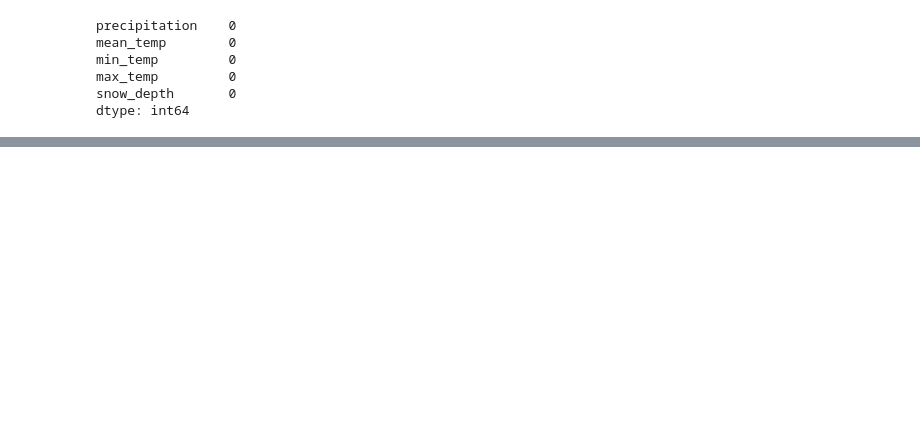
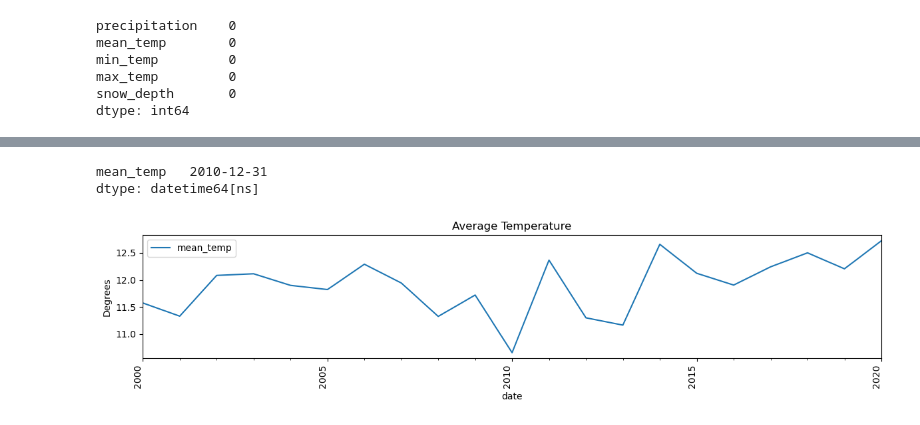
Before and after one commit to Mrammoss/Resampling-Datetime-Data, a Jupyter notebook: resampling.ipynb, the cells around one changed output, grey strips where cells are left out. Saved outputs shown, nothing was run; the diff lists cells and outputs as text; code cells hidden in the pictures; blank space fills up the shorter version.

```diff
--- a/resampling.ipynb
+++ b/resampling.ipynb
@@ -123,0 +169,3 @@ from matplotlib import dates as mdates
+# %%
+ts = df_required.loc['2000':'2020', ['mean_temp']].copy()
+ts
@@ -123,0 +187,3 @@ from matplotlib import dates as mdates
+# %%
+mean_temp_yearly = ts.resample('Y').mean()
+mean_temp_yearly
@@ -123,0 +209,21 @@ from matplotlib import dates as mdates
+# %%
+coldest_year = mean_temp_yearly.idxmin()
+coldest_year_value = mean_temp_yearly.min()
+coldest_year
+# %% [output]
+mean_temp   2010-12-31
+dtype: datetime64[ns]
+# %%
+fig, ax = plt.subplots(figsize=(12, 3))
+mean_temp_yearly.plot(ax=ax)
+
+ax.set(title='Average Temperature', ylabel='Degrees')
+
+
+# Adjust date labels for better readability
+fig.autofmt_xdate()
+plt.xticks(rotation=90)
+plt.tight_layout()
+plt.show()
+# %% [output]
+[figure, added]
```
Also changed, not shown: parts of 19 cells of this notebook.
